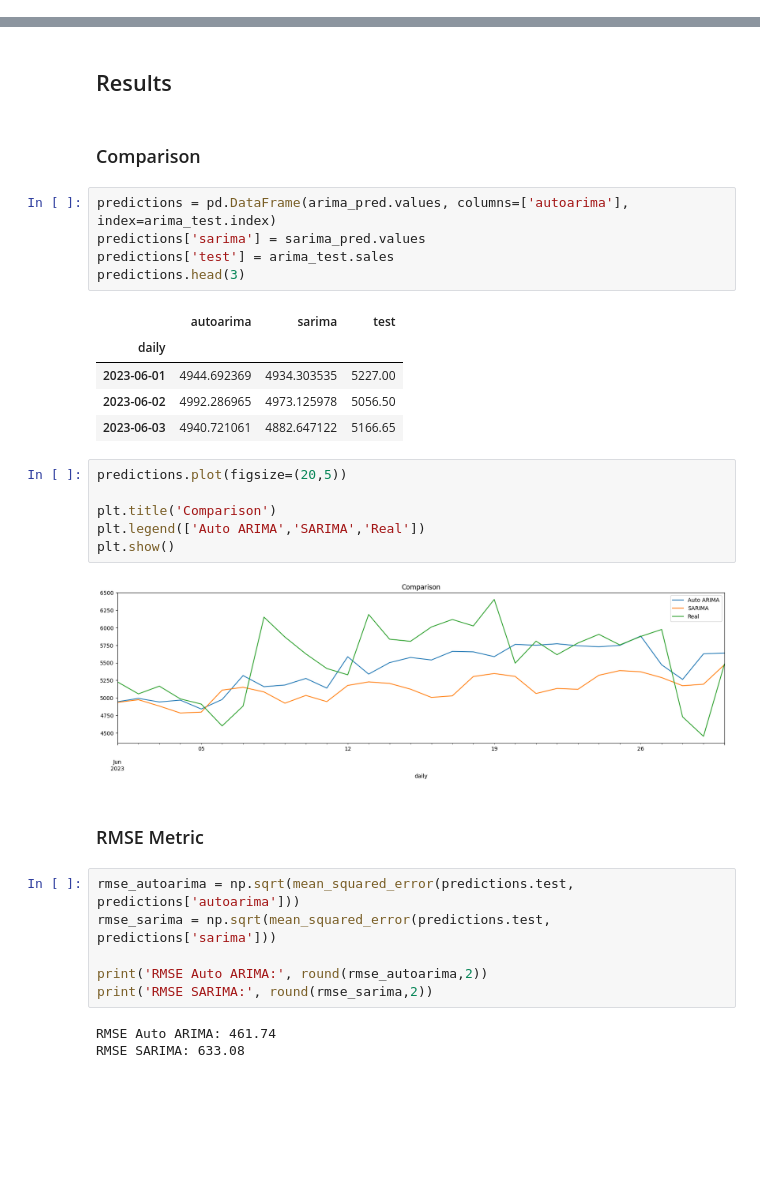
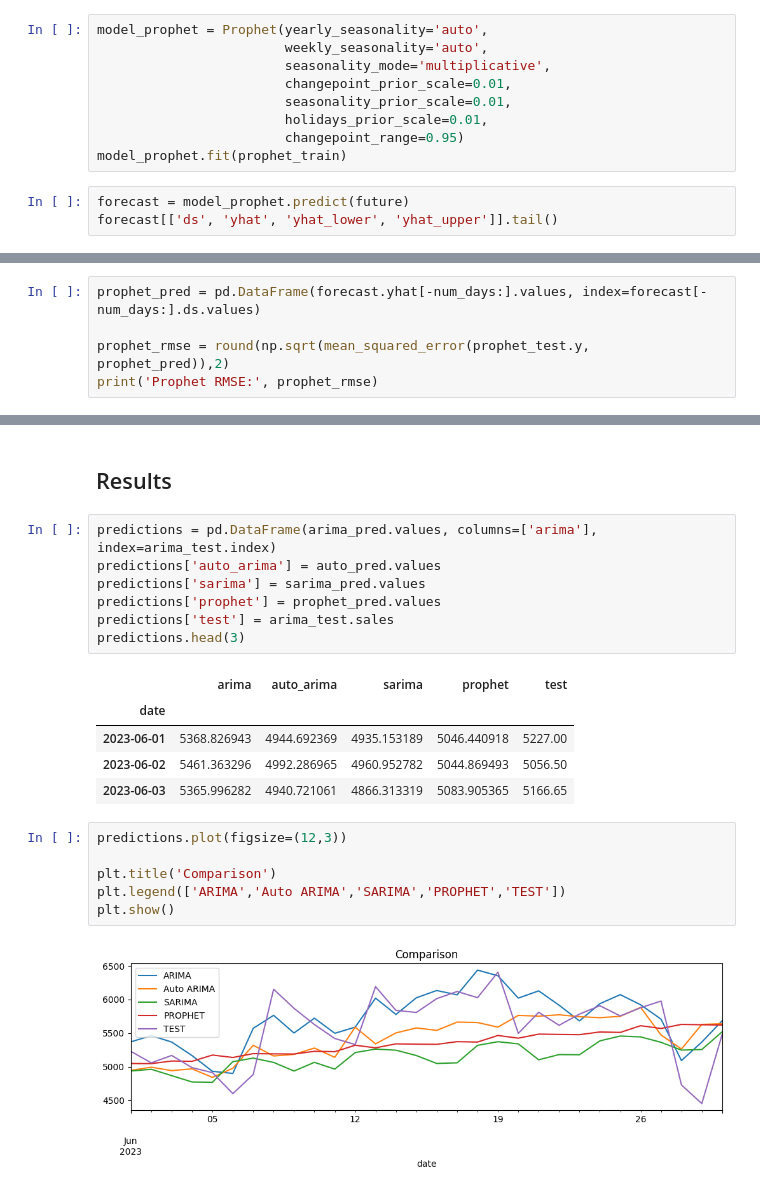
Before and after one commit to Ly-Ax/retaiLy_24, a Jupyter notebook: notebooks/time_series/arima_prophet.ipynb, the cells around one changed output, grey strips where cells are left out. Drawn from its saved outputs; the diff is of its cells as text; blank space fills up the shorter version.

```diff
--- a/notebooks/time_series/arima_prophet.ipynb
+++ b/notebooks/time_series/arima_prophet.ipynb
@@ -181,0 +219,12 @@ plt.show()
+# %%
+model_prophet = Prophet(yearly_seasonality='auto',
+                        weekly_seasonality='auto',
+                        seasonality_mode='multiplicative',
+                        changepoint_prior_scale=0.01,
+                        seasonality_prior_scale=0.01,
+                        holidays_prior_scale=0.01,
+                        changepoint_range=0.95)
+model_prophet.fit(prophet_train)
+# %%
+forecast = model_prophet.predict(future)
+forecast[['ds', 'yhat', 'yhat_lower', 'yhat_upper']].tail()
@@ -181,0 +260,5 @@ plt.show()
+# %%
+prophet_pred = pd.DataFrame(forecast.yhat[-num_days:].values, index=forecast[-num_days:].ds.values)
+
+prophet_rmse = round(np.sqrt(mean_squared_error(prophet_test.y, prophet_pred)),2)
+print('Prophet RMSE:', prophet_rmse)
@@ -182,34 +276,23 @@ plt.show()
 # %% [markdown]
 ## Results
-# %% [markdown]
-### Comparison
 # %%
-predictions = pd.DataFrame(arima_pred.values, columns=['autoarima'], index=arima_test.index)
+predictions = pd.DataFrame(arima_pred.values, columns=['arima'], index=arima_test.index)
+predictions['auto_arima'] = auto_pred.values
 predictions['sarima'] = sarima_pred.values
+predictions['prophet'] = prophet_pred.values
 predictions['test'] = arima_test.sales
 predictions.head(3)
 # %% [output]
-|  | autoarima | sarima | test |
-| daily |  |  |  |
-| 2023-06-01 | 4944.692369 | 4934.303535 | 5227.00 |
-| 2023-06-02 | 4992.286965 | 4973.125978 | 5056.50 |
-| 2023-06-03 | 4940.721061 | 4882.647122 | 5166.65 |
+|  | arima | auto_arima | sarima | prophet | test |
+| date |  |  |  |  |  |
+| 2023-06-01 | 5368.826943 | 4944.692369 | 4935.153189 | 5046.440918 | 5227.00 |
+| 2023-06-02 | 5461.363296 | 4992.286965 | 4960.952782 | 5044.869493 | 5056.50 |
+| 2023-06-03 | 5365.996282 | 4940.721061 | 4866.313319 | 5083.905365 | 5166.65 |
 # %%
-predictions.plot(figsize=(20,5))
+predictions.plot(figsize=(12,3))
 
 plt.title('Comparison')
-plt.legend(['Auto ARIMA','SARIMA','Real'])
+plt.legend(['ARIMA','Auto ARIMA','SARIMA','PROPHET','TEST'])
 plt.show()
 # %% [output]
-[figure, old version]
+[figure, new version]
-# %% [markdown]
-### RMSE Metric
-# %%
-rmse_autoarima = np.sqrt(mean_squared_error(predictions.test, predictions['autoarima']))
-rmse_sarima = np.sqrt(mean_squared_error(predictions.test, predictions['sarima']))
-
-print('RMSE Auto ARIMA:', round(rmse_autoarima,2))
-print('RMSE SARIMA:', round(rmse_sarima,2))
-# %% [output]
-RMSE Auto ARIMA: 461.74
-RMSE SARIMA: 633.08
```
Also changed, not shown: parts of 41 cells of this notebook.
